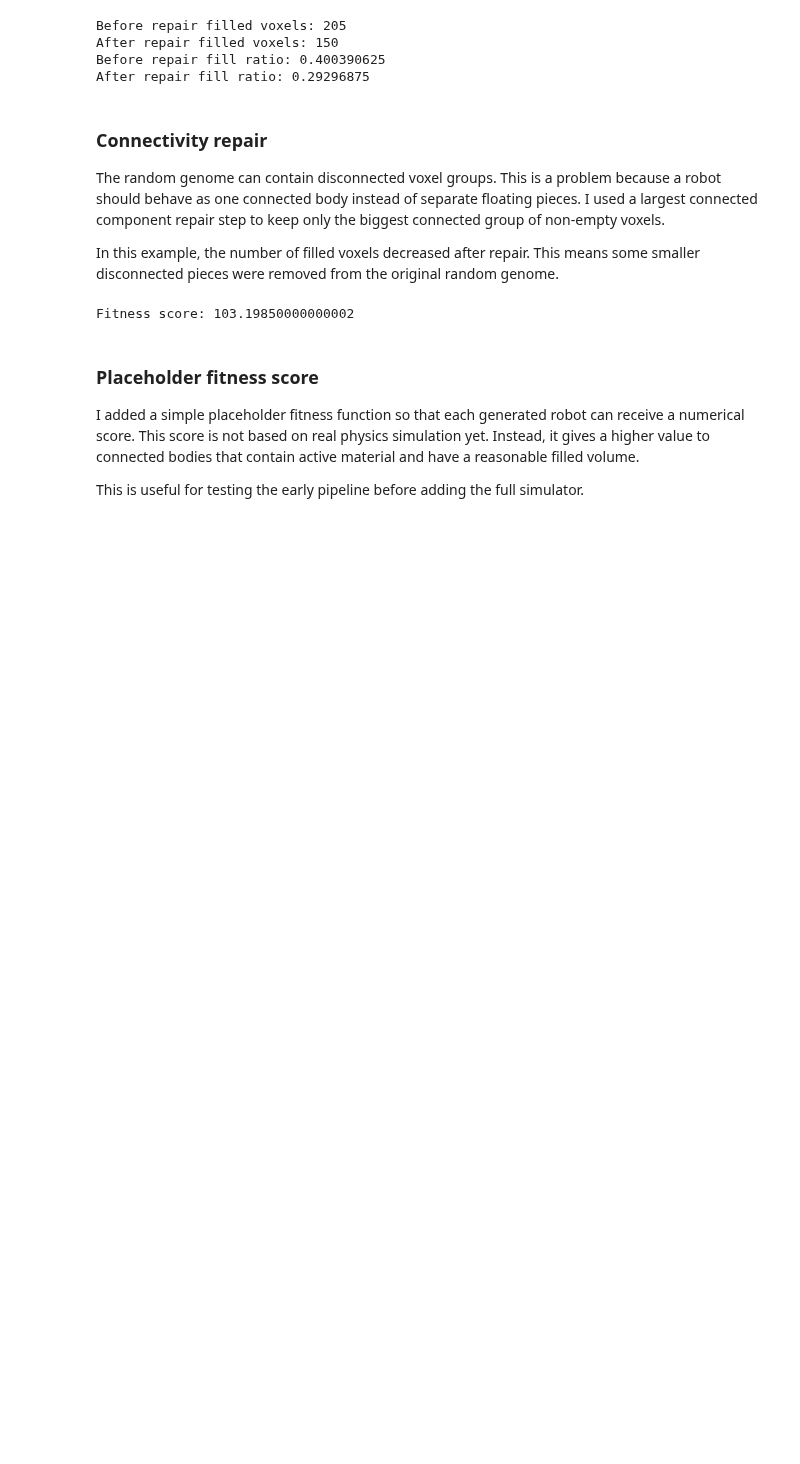
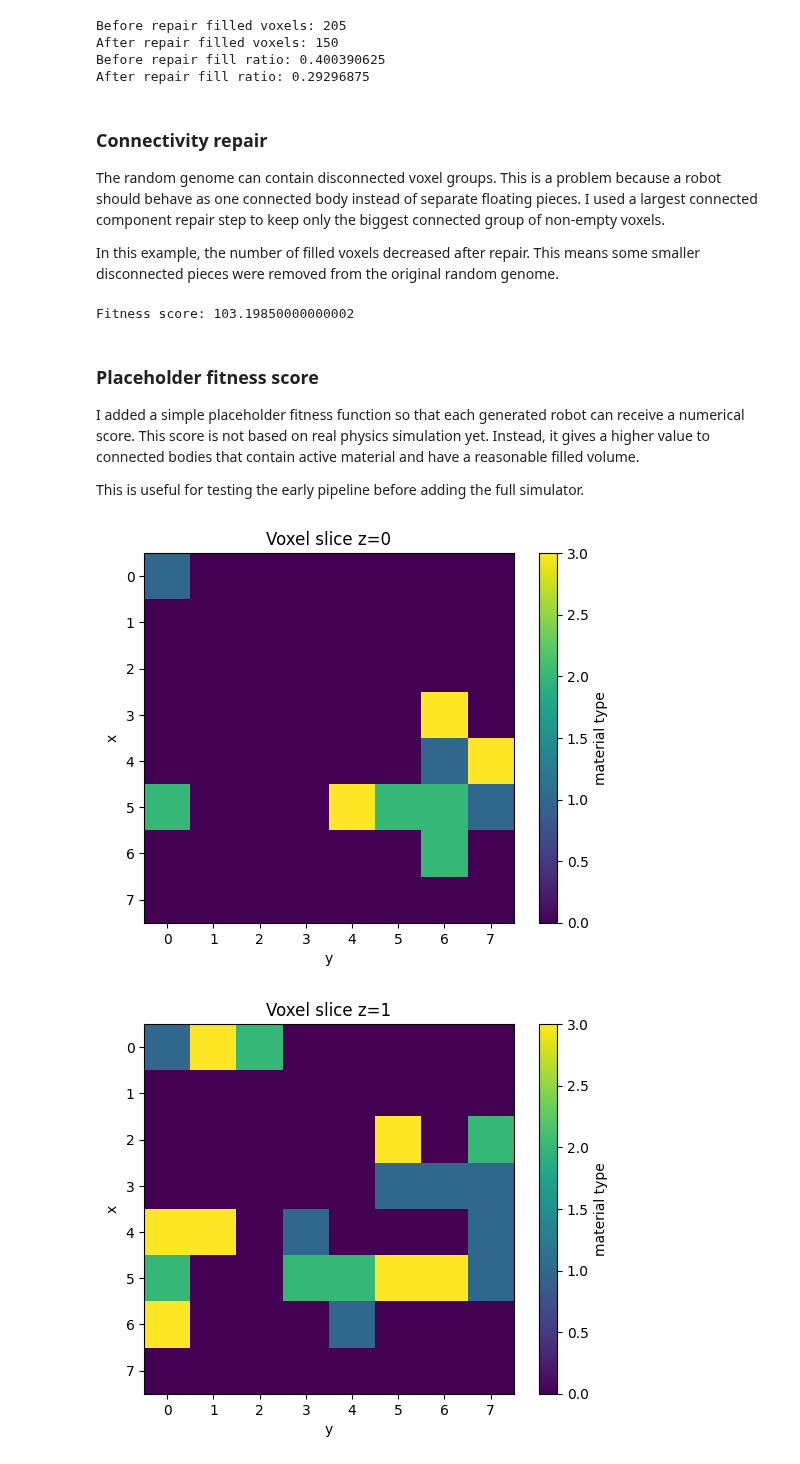
Before and after one commit to ayushishringi/xenobot-exercise, a Jupyter notebook: notebooks/milestone1_notebook.ipynb, the cells around one changed output. Saved outputs shown, nothing was run; the diff lists cells and outputs as text; code cells hidden in the pictures; blank space fills up the shorter version.

Commit message:
Add voxel slice visualization to milestone notebook

```diff
--- a/notebooks/milestone1_notebook.ipynb
+++ b/notebooks/milestone1_notebook.ipynb
@@ -67,3 +68,8 @@ Fitness score: 103.19850000000002
 I added a simple placeholder fitness function so that each generated robot can receive a numerical score. This score is not based on real physics simulation yet. Instead, it gives a higher value to connected bodies that contain active material and have a reasonable filled volume.
 
 This is useful for testing the early pipeline before adding the full simulator.
+# %%
+plot_voxel_slices(cleaned_genome)
+# %% [output]
+[figure, added]
+[figure, added]
```
Also changed, not shown: parts of 3 cells of this notebook.
